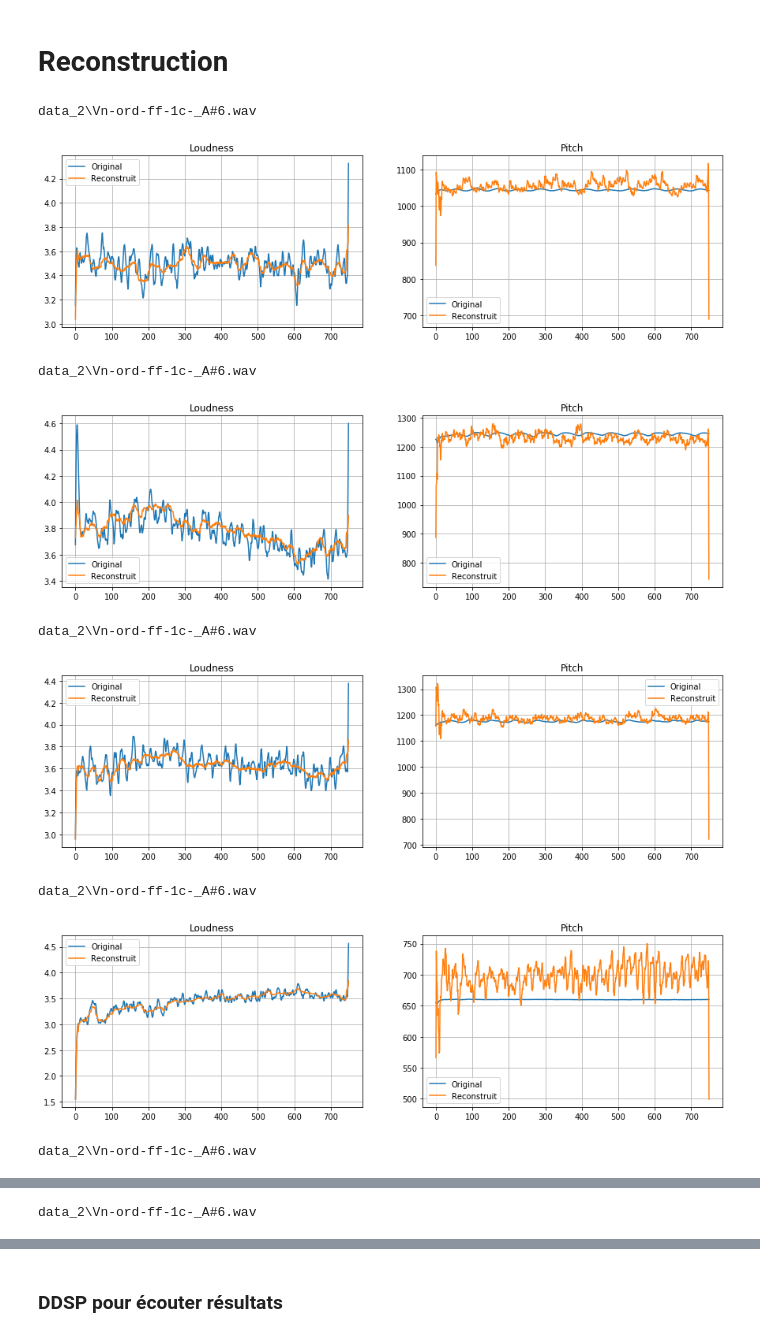
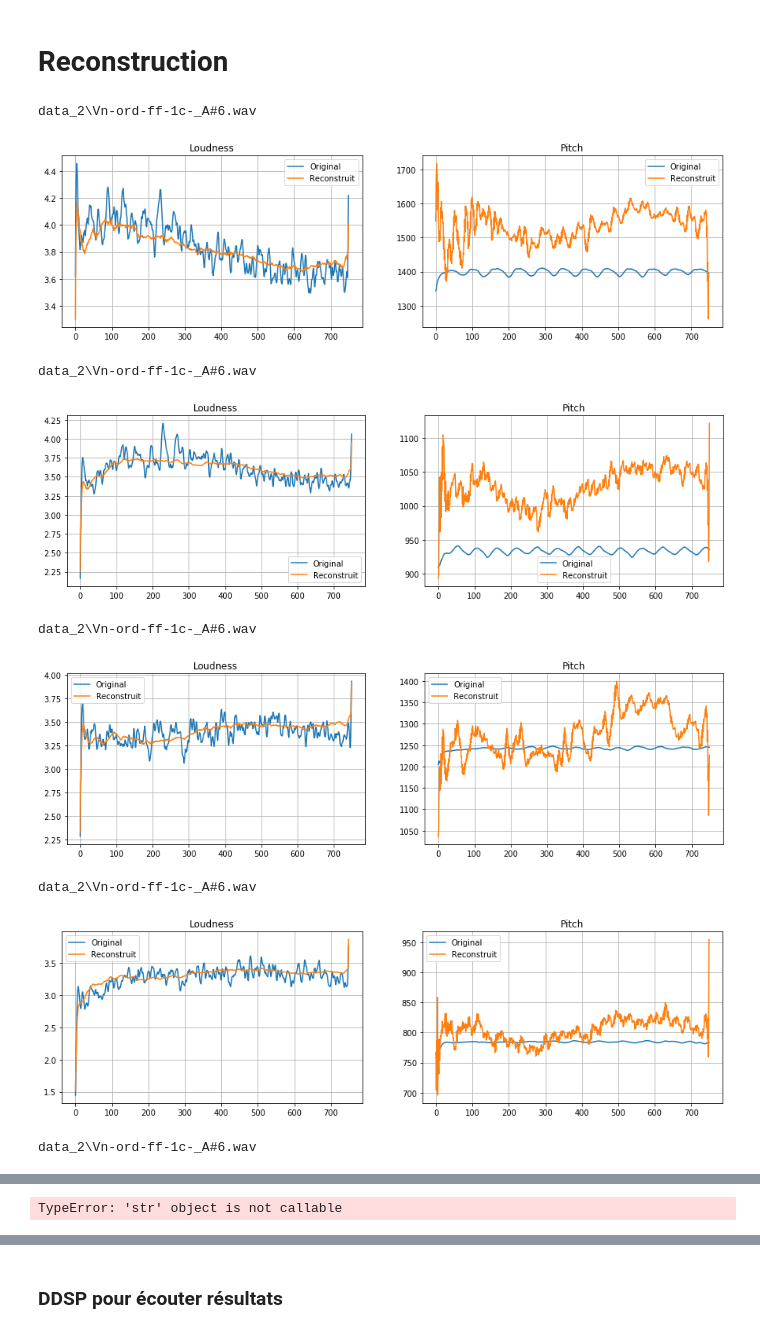
Before and after one commit to ArganVerrier/Learning-controls-and-interactions-for-DDSP, a Jupyter notebook: Solordinario/AE_Conv2d.ipynb, the cells around one changed output, grey strips where cells are left out. Drawn from its saved outputs; the diff is of its cells as text; code cells hidden in the pictures.

```diff
--- a/Solordinario/AE_Conv2d.ipynb
+++ b/Solordinario/AE_Conv2d.ipynb
@@ -11,11 +11,11 @@ from torch.utils.data import DataLoader
 # %%
 ###### Espace latent 2 dimensions
 
-latent_dims = 1024
-num_epochs = 2000
+latent_dims = 64
+num_epochs = 1500
 batch_size = 25
 capacity = 2
-learning_rate = 1e-4
+learning_rate = 5e-4
 # %% [markdown]
 # Chargement des données
 # %%
@@ -33,8 +33,9 @@ for sample in dict_r['env']:
     train_db[i,:,:] = sample
     i+=1
 
+train_db[:,1,:] = np.log(train_db[:,1,:])
 MAX1 = np.max(train_db[:,0,:])
-MAX2 = np.max(train_db[:,1,:])*2
+MAX2 = np.max(train_db[:,1,:])
 train_db[:,0,:] /= MAX1
 train_db[:,1,:] /= MAX2
 train_dataset =  torch.utils.data.TensorDataset(torch.from_numpy(train_db))
@@ -59,7 +60,9 @@ class Encoder(nn.Module):
         self.conv3 = nn.Sequential(nn.Conv1d(in_channels=c*2, out_channels=c*4, kernel_size=5, stride=2, padding=2), nn.BatchNorm1d(4*c)) # out: c*2, 186
         self.conv4 = nn.Sequential(nn.Conv1d(in_channels=c*4, out_channels=c*8, kernel_size=5, stride=2, padding=2), nn.BatchNorm1d(8*c)) # out: c*2, 186
         self.conv5 = nn.Sequential(nn.Conv1d(in_channels=c*8, out_channels=c*8, kernel_size=5, stride=1, padding=2), nn.BatchNorm1d(8*c)) # out: c*2, 186
-        self.lin1 = nn.Linear(8*c*49, latent_dims)
+        self.lin1 = nn.Linear(8*c*49, latent_dims*8)
+        self.lin2 = nn.Linear(latent_dims*8, latent_dims*4)
+        self.lin3 = nn.Linear(latent_dims*4, latent_dims)
 
     def forward(self, x):
         x = F.relu(self.conv1(x))
@@ -69,13 +72,17 @@ class Encoder(nn.Module):
         x = F.relu(self.conv5(x))
         x = x.view(x.size(0), -1) # flatten batch of multi-channel feature maps to a batch of feature vectors
         x = F.relu(self.lin1(x))
+        x = F.relu(self.lin2(x))
+        x = F.relu(self.lin3(x))
         return x
 
 class Decoder(nn.Module):
     def __init__(self):
         super(Decoder, self).__init__()
         c = capacity
-        self.lin1 = nn.Linear(latent_dims, 8*c*49)
+        self.lin3 = nn.Linear(latent_dims, latent_dims*4)
+        self.lin2 = nn.Linear(latent_dims*4, latent_dims*8)
+        self.lin1 = nn.Linear(latent_dims*8, 8*c*49)
         self.conv5 = nn.Sequential(nn.ConvTranspose1d(in_channels=c*8, out_channels=c*8, kernel_size=5, stride=1, padding=2, output_padding=0), nn.BatchNorm1d(c*8))
         self.conv4 = nn.Sequential(nn.ConvTranspose1d(in_channels=c*8, out_channels=c*4, kernel_size=5, stride=2, padding=2, output_padding=0), nn.BatchNorm1d(c*4))
         self.conv3 = nn.Sequential(nn.ConvTranspose1d(in_channels=c*4, out_channels=c*2, kernel_size=5, stride=2, padding=2, output_padding=1), nn.BatchNorm1d(c*2))
@@ -83,6 +90,8 @@ class Decoder(nn.Module):
         self.conv1 = nn.Sequential(nn.ConvTranspose1d(in_channels=c, out_channels=2, kernel_size=10, stride=2, padding=7, output_padding=0), nn.BatchNorm1d(2))
 
     def forward(self, x):
+        x = F.relu(self.lin3(x))
+        x = F.relu(self.lin2(x))
         x = F.relu(self.lin1(x))
         x = x.view(x.size(0), capacity*8, 49) # unflatten batch of feature vectors to a batch of multi-channel feature maps
         x = F.relu(self.conv5(x))
@@ -203,40 +212,42 @@ import torchvision.utils
 ae.eval()
 
 # En entrée, l'image à reconstruire et le modèle utilisé pour la reconstruction
 
-for i in [1,2,3,4,5,150]:
+for i in [10,20,30,40,50]:
     images = train_db[i,:,:]
     # Affichage de l'image originale
     print(dict_r['file_name'][15])
 
     plt.figure(i,figsize=(15,4))
     plt.subplot(1,2,1)
     plt.plot((images[0,:])*MAX1, label='Original')
     plt.title('Loudness')
     plt.subplot(1,2,2)
-    plt.plot(images[1,:]*MAX2, label='Original')
+    plt.plot(np.exp(images[1,:]*MAX2), label='Original')
     plt.title('Pitch')
 
     # Reconstruct and visualise the images using the vae
     images_recon = ae(torch.from_numpy(images).view(1,2,750).float())
     images_recon = images_recon.detach().numpy()
     plt.figure(i,figsize=(15,4))
     plt.subplot(1,2,1)
     plt.grid()
     plt.plot(images_recon[0,0,:]*MAX1, label='Reconstruit')
     plt.legend()
     plt.subplot(1,2,2)
-    plt.plot(images_recon[0,1,:]*MAX2, label='Reconstruit')
+    plt.plot(np.exp(images_recon[0,1,:]*MAX2), label='Reconstruit')
     plt.grid()
     plt.legend()
     plt.show()
+
+,,
 # %% [output]
 data_2\Vn-ord-ff-1c-_A#6.wav
-[figure, old version]
+[figure, new version]
 data_2\Vn-ord-ff-1c-_A#6.wav
-[figure, old version]
+[figure, new version]
 data_2\Vn-ord-ff-1c-_A#6.wav
-[figure, old version]
+[figure, new version]
 data_2\Vn-ord-ff-1c-_A#6.wav
-[figure, old version]
+[figure, new version]
 data_2\Vn-ord-ff-1c-_A#6.wav
@@ -244 +255 @@ data_2\Vn-ord-ff-1c-_A#6.wav
-data_2\Vn-ord-ff-1c-_A#6.wav
+TypeError: 'str' object is not callable
```
Also changed, not shown: parts of 7 cells of this notebook, 1 other file.
